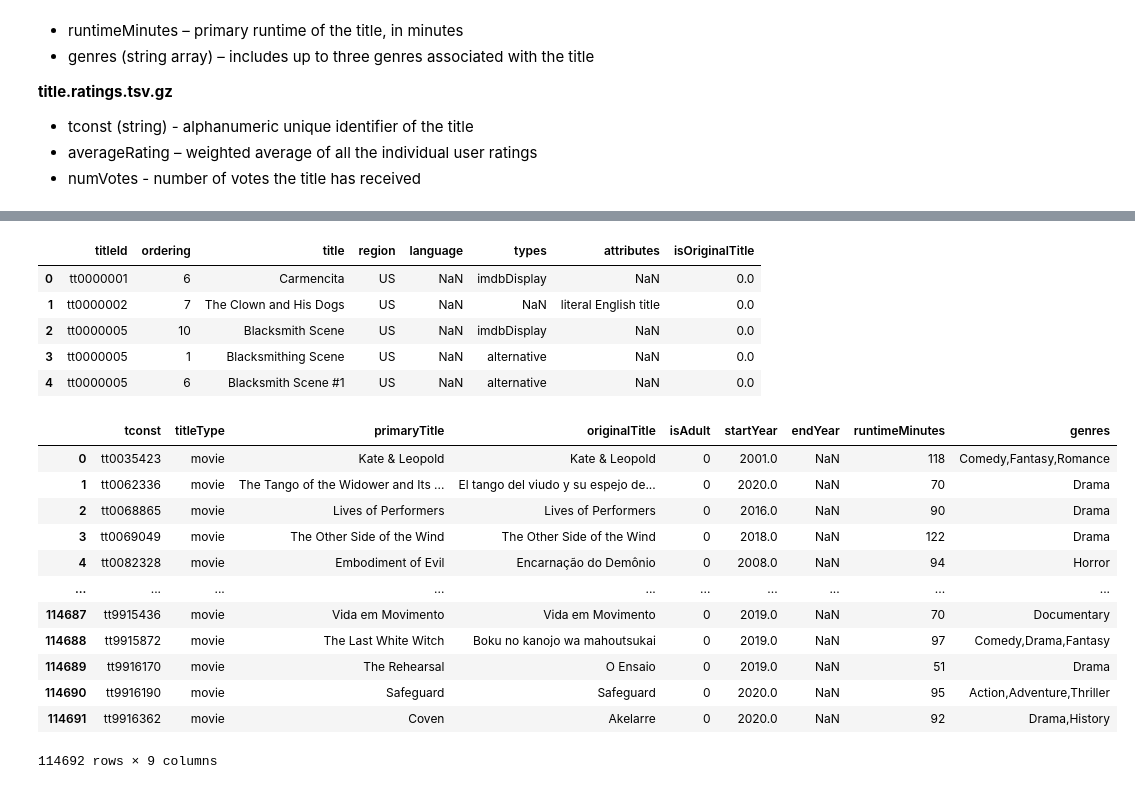
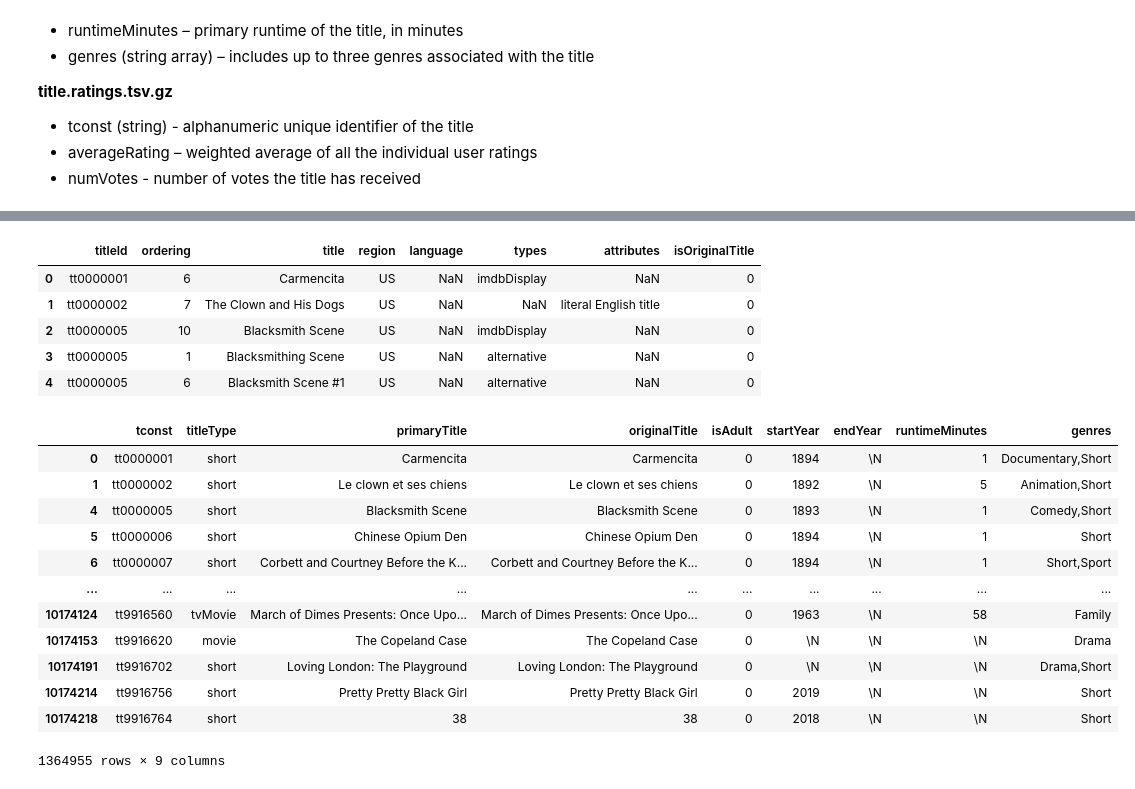
Before and after one commit to A-Kutscher/IMDB-TMDB-Analysis, a Jupyter notebook: Project 3 Part 1 Code.ipynb, the cells around one changed output, grey strips where cells are left out. Cells and saved outputs as stored; diff of their text form; code cells hidden in the pictures.

```diff
--- a/Project 3 Part 1 Code.ipynb
+++ b/Project 3 Part 1 Code.ipynb
@@ -48,4 +51,4 @@ import seaborn as sns
 # %%
-# Open saved akas file and preview again
-akas = pd.read_csv("Data/title_akas.csv.gz", low_memory = False)
-akas.head()
+# Open saved basics file and preview again
+# akas = pd.reda_csv("Data/title_akas.csv.gz", Low_memory = False)
+# akas.head()
@@ -59,4 +55,4 @@ akas.head()
 # %%
 # Open saved basics file and preview again
-basics = pd.read_csv("Data/title_basics.csv.gz", low_memory = False)
-basics.head()
+# basics = pd.read_csv("Data/title_basics.csv.gz", low_memory = False)
+# basics.head()
@@ -122,36 +93,36 @@ akas_us.head()
 # %%
 # Make a copy of akas_us
-akas_us_copy = akas_us.copy()
+akas_copy = akas.copy()
 # %%
 # Replace "\N" with np.nan and verify that it stuck
-akas_us_copy.replace({'\\N':np.nan}, inplace=True)
-akas_us_copy.head()
+akas_copy.replace({'\\N':np.nan}, inplace=True)
+akas_copy.head()
 # %% [output]
 |  | titleId | ordering | title | region | language | types | attributes | isOriginalTitle |
-| 0 | tt0000001 | 6 | Carmencita | US | NaN | imdbDisplay | NaN | 0.0 |
-| 1 | tt0000002 | 7 | The Clown and His Dogs | US | NaN | NaN | literal English title | 0.0 |
-| 2 | tt0000005 | 10 | Blacksmith Scene | US | NaN | imdbDisplay | NaN | 0.0 |
-| 3 | tt0000005 | 1 | Blacksmithing Scene | US | NaN | alternative | NaN | 0.0 |
-| 4 | tt0000005 | 6 | Blacksmith Scene #1 | US | NaN | alternative | NaN | 0.0 |
+| 0 | tt0000001 | 6 | Carmencita | US | NaN | imdbDisplay | NaN | 0 |
+| 1 | tt0000002 | 7 | The Clown and His Dogs | US | NaN | NaN | literal English title | 0 |
+| 2 | tt0000005 | 10 | Blacksmith Scene | US | NaN | imdbDisplay | NaN | 0 |
+| 3 | tt0000005 | 1 | Blacksmithing Scene | US | NaN | alternative | NaN | 0 |
+| 4 | tt0000005 | 6 | Blacksmith Scene #1 | US | NaN | alternative | NaN | 0 |
 # %%
 # Keep only US movies in the basics dataframe
-basics_keepers = basics['tconst'].isin(akas_us_copy['titleId'])
+basics_keepers = basics['tconst'].isin(akas_copy['titleId'])
 basics_filtered = basics[basics_keepers]
 basics_filtered
 # %% [output]
 |  | tconst | titleType | primaryTitle | originalTitle | isAdult | startYear | endYear | runtimeMinutes | genres |
-| 0 | tt0035423 | movie | Kate & Leopold | Kate & Leopold | 0 | 2001.0 | NaN | 118 | Comedy,Fantasy,Romance |
-| 1 | tt0062336 | movie | The Tango of the Widower and Its ... | El tango del viudo y su espejo de... | 0 | 2020.0 | NaN | 70 | Drama |
-| 2 | tt0068865 | movie | Lives of Performers | Lives of Performers | 0 | 2016.0 | NaN | 90 | Drama |
-| 3 | tt0069049 | movie | The Other Side of the Wind | The Other Side of the Wind | 0 | 2018.0 | NaN | 122 | Drama |
-| 4 | tt0082328 | movie | Embodiment of Evil | Encarnação do Demônio | 0 | 2008.0 | NaN | 94 | Horror |
+| 0 | tt0000001 | short | Carmencita | Carmencita | 0 | 1894 | \N | 1 | Documentary,Short |
+| 1 | tt0000002 | short | Le clown et ses chiens | Le clown et ses chiens | 0 | 1892 | \N | 5 | Animation,Short |
+| 4 | tt0000005 | short | Blacksmith Scene | Blacksmith Scene | 0 | 1893 | \N | 1 | Comedy,Short |
+| 5 | tt0000006 | short | Chinese Opium Den | Chinese Opium Den | 0 | 1894 | \N | 1 | Short |
+| 6 | tt0000007 | short | Corbett and Courtney Before the K... | Corbett and Courtney Before the K... | 0 | 1894 | \N | 1 | Short,Sport |
 | ... | ... | ... | ... | ... | ... | ... | ... | ... | ... |
-| 114687 | tt9915436 | movie | Vida em Movimento | Vida em Movimento | 0 | 2019.0 | NaN | 70 | Documentary |
-| 114688 | tt9915872 | movie | The Last White Witch | Boku no kanojo wa mahoutsukai | 0 | 2019.0 | NaN | 97 | Comedy,Drama,Fantasy |
-| 114689 | tt9916170 | movie | The Rehearsal | O Ensaio | 0 | 2019.0 | NaN | 51 | Drama |
-| 114690 | tt9916190 | movie | Safeguard | Safeguard | 0 | 2020.0 | NaN | 95 | Action,Adventure,Thriller |
-| 114691 | tt9916362 | movie | Coven | Akelarre | 0 | 2020.0 | NaN | 92 | Drama,History |
+| 10174124 | tt9916560 | tvMovie | March of Dimes Presents: Once Upo... | March of Dimes Presents: Once Upo... | 0 | 1963 | \N | 58 | Family |
+| 10174153 | tt9916620 | movie | The Copeland Case | The Copeland Case | 0 | \N | \N | \N | Drama |
+| 10174191 | tt9916702 | short | Loving London: The Playground | Loving London: The Playground | 0 | \N | \N | \N | Drama,Short |
+| 10174214 | tt9916756 | short | Pretty Pretty Black Girl | Pretty Pretty Black Girl | 0 | 2019 | \N | \N | Short |
+| 10174218 | tt9916764 | short | 38 | 38 | 0 | 2018 | \N | \N | Short |
-114692 rows × 9 columns
+1364955 rows × 9 columns
 # %%
 # Make a copy of basics_filtered
 basics_filtered_copy = basics_filtered.copy()
```
Also changed, not shown: parts of 17 cells of this notebook, 4 other files.
